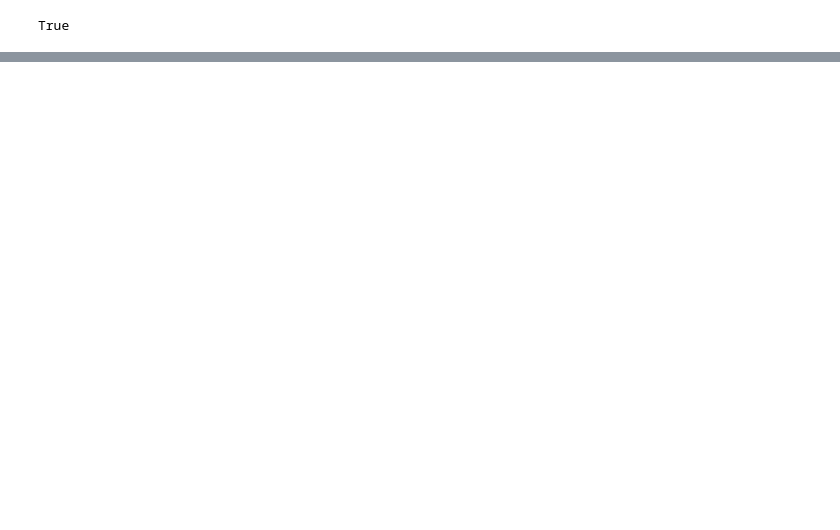
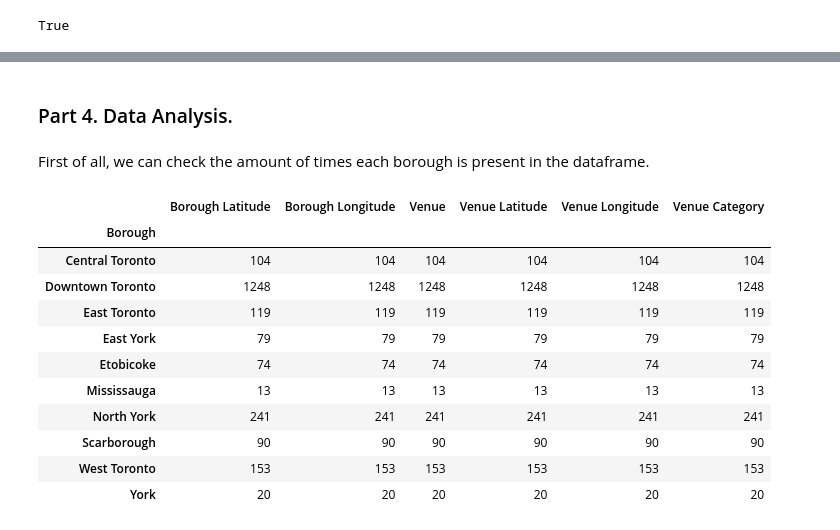
Before and after one commit to takumimet/Coursera_Capstone, a Jupyter notebook: capstone-2.ipynb, the cells around one changed output, grey strips where cells are left out. Saved outputs shown, nothing was run; the diff lists cells and outputs as text; code cells hidden in the pictures; blank space fills up the shorter version.

```diff
--- a/capstone-2.ipynb
+++ b/capstone-2.ipynb
@@ -106,0 +176,33 @@ True
+# %%
+def getNearbyVenues(names, latitudes, longitudes, radius=500):
+
+    venues_list=[]
+    for name, lat, lng in zip(names, latitudes, longitudes):
+        # Creates the API request URL
+        url = 'https://api.foursquare.com/v2/venues/explore?&client_id={}&client_secret={}&v={}&ll={},{}&radius={}&limit={}'.format(
+            CLIENT_ID, CLIENT_SECRET, VERSION,
+            lat, lng, radius,
+            LIMIT)
+
+        # Makes the GET request
+        results = requests.get(url).json()["response"]['groups'][0]['items']
+
+        # Returns only relevant information for each nearby venue
+        for v in results:
+            venues_list.append([(
+                name, lat, lng,
+                v['venue']['name'],
+                v['venue']['location']['lat'],
+                v['venue']['location']['lng'],
+                v['venue']['categories'][0]['name'])])
+
+    nearby_venues = pd.DataFrame([item for venue_list in venues_list for item in venue_list])
+    nearby_venues.columns = ['Borough',
+                             'Borough Latitude',
+                             'Borough Longitude',
+                             'Venue',
+                             'Venue Latitude',
+                             'Venue Longitude',
+                             'Venue Category']
+
+    return(nearby_venues)
@@ -106,0 +230,21 @@ True
+# %% [markdown]
+### Part 4. Data Analysis.
+# %% [markdown]
+First of all, we can check the amount of times each borough is present in the dataframe.
+# %%
+# Shows the amount of entries
+# by Borough in the DataFrame
+toronto_venues.groupby('Borough').count()
+# %% [output]
+|  | Borough Latitude | Borough Longitude | Venue | Venue Latitude | Venue Longitude | Venue Category |
+| Borough |  |  |  |  |  |  |
+| Central Toronto | 104 | 104 | 104 | 104 | 104 | 104 |
+| Downtown Toronto | 1248 | 1248 | 1248 | 1248 | 1248 | 1248 |
+| East Toronto | 119 | 119 | 119 | 119 | 119 | 119 |
+| East York | 79 | 79 | 79 | 79 | 79 | 79 |
+| Etobicoke | 74 | 74 | 74 | 74 | 74 | 74 |
+| Mississauga | 13 | 13 | 13 | 13 | 13 | 13 |
+| North York | 241 | 241 | 241 | 241 | 241 | 241 |
+| Scarborough | 90 | 90 | 90 | 90 | 90 | 90 |
+| West Toronto | 153 | 153 | 153 | 153 | 153 | 153 |
+| York | 20 | 20 | 20 | 20 | 20 | 20 |
```
Also changed, not shown: parts of 48 cells of this notebook.
